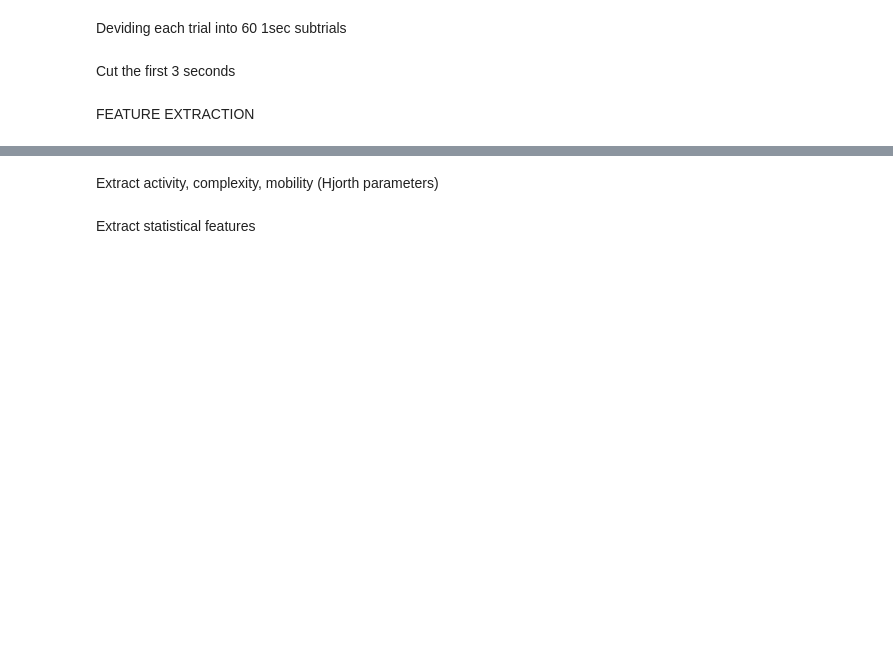
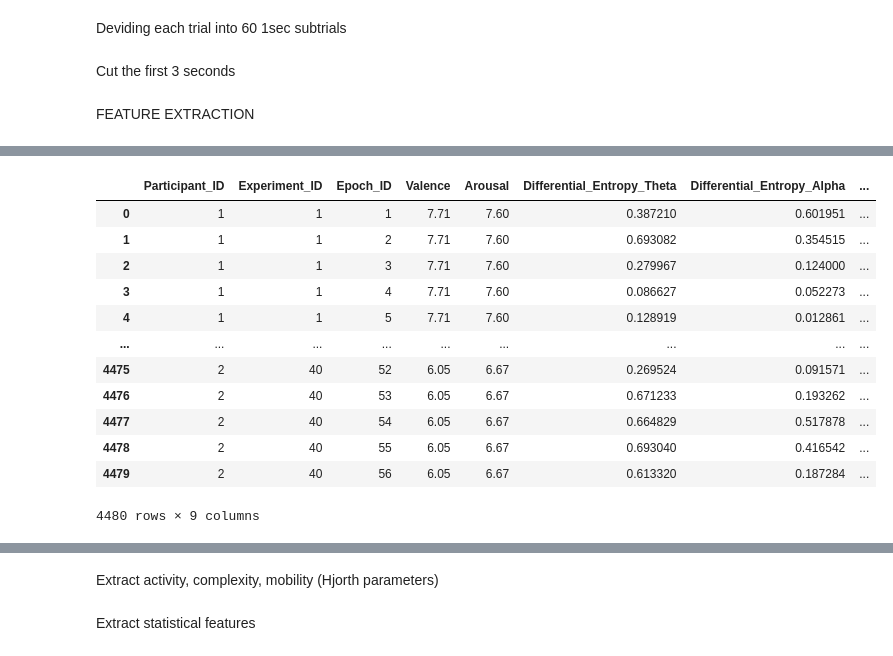
Before and after one commit to OdysseasKM/Emotion_Recognition_eegs, a Jupyter notebook: Data_loading.ipynb, the cells around one changed output, grey strips where cells are left out. Cells and saved outputs as stored; diff of their text form; code cells hidden in the pictures; blank space fills up the shorter version.

```diff
--- a/Data_loading.ipynb
+++ b/Data_loading.ipynb
@@ -208,0 +957,3 @@ Using ICA to remove artifacts
+# %%
+# Create epoch DataFrame for the first few participants
+epoch_df = create_epoch_dataframe(df_sorted, num_participants=2, epochs_per_trial=56)
@@ -208,0 +1029,11 @@ Using ICA to remove artifacts
+# %%
+def get_trial_label(participant_id, trial, trial_idx):
+    participant_num = int(participant_id[1:])  # Extract participant number from ID (e.g., 's01' -> 1)
+
+    # Get the corresponding labels using participant_num and trial_idx
+    trial_labels = df_sorted.loc[df_sorted["Participant_id"] == participant_num].iloc[trial_idx]
+
+    label_valence = trial_labels["Valence"]
+    label_arousal = trial_labels["Arousal"]
+
+    return label_valence, label_arousal
@@ -289,0 +1392,28 @@ FEATURE EXTRACTION
+# %%
+# # Convert the Participant_ID column to match the format used in epoched_data
+# epoch_df['Participant_ID'] = epoch_df['Participant_ID'].apply(lambda x: f's{int(x):02d}')
+
+# Define the necessary variables
+sampling_rate = 128  # Hz, as per your example
+
+# Update the DataFrame with differential entropy features
+updated_epoch_df = update_epoch_df_with_entropy(epoched_participant_data, epoch_df, sampling_rate)
+
+# Now, `updated_epoch_df` contains the new differential entropy columns
+print(updated_epoch_df.head())
+# %%
+updated_epoch_df
+# %% [output]
+|  | Participant_ID | Experiment_ID | Epoch_ID | Valence | Arousal | Differential_Entropy_Theta | Differential_Entropy_Alpha | ... |
+| 0 | 1 | 1 | 1 | 7.71 | 7.60 | 0.387210 | 0.601951 | ... |
+| 1 | 1 | 1 | 2 | 7.71 | 7.60 | 0.693082 | 0.354515 | ... |
+| 2 | 1 | 1 | 3 | 7.71 | 7.60 | 0.279967 | 0.124000 | ... |
+| 3 | 1 | 1 | 4 | 7.71 | 7.60 | 0.086627 | 0.052273 | ... |
+| 4 | 1 | 1 | 5 | 7.71 | 7.60 | 0.128919 | 0.012861 | ... |
+| ... | ... | ... | ... | ... | ... | ... | ... | ... |
+| 4475 | 2 | 40 | 52 | 6.05 | 6.67 | 0.269524 | 0.091571 | ... |
+| 4476 | 2 | 40 | 53 | 6.05 | 6.67 | 0.671233 | 0.193262 | ... |
+| 4477 | 2 | 40 | 54 | 6.05 | 6.67 | 0.664829 | 0.517878 | ... |
+| 4478 | 2 | 40 | 55 | 6.05 | 6.67 | 0.693040 | 0.416542 | ... |
+| 4479 | 2 | 40 | 56 | 6.05 | 6.67 | 0.613320 | 0.187284 | ... |
+4480 rows × 9 columns
```
Also changed, not shown: parts of 74 cells of this notebook, 4 other files.
